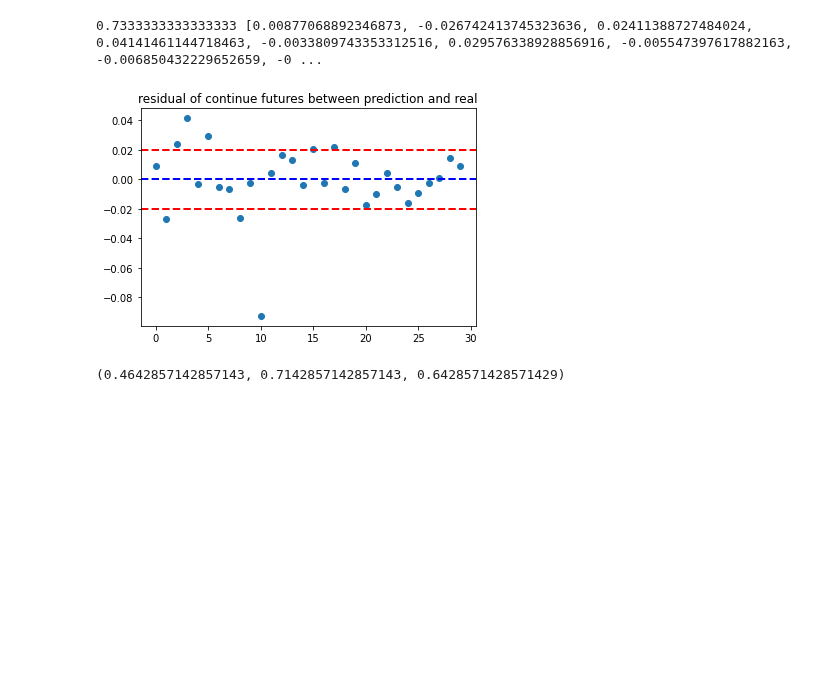
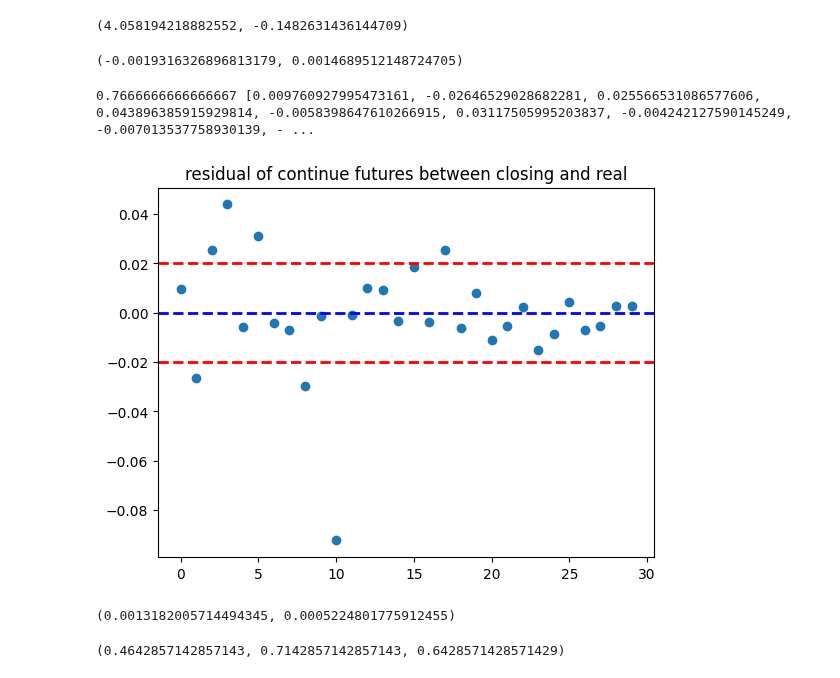
Before and after one commit to manqingfu/futures, a Jupyter notebook: check_predict.ipynb, the cells around one changed output. Saved outputs shown, nothing was run; the diff lists cells and outputs as text; code cells hidden in the pictures; blank space fills up the shorter version.

```diff
--- a/check_predict.ipynb
+++ b/check_predict.ipynb
@@ -19,0 +68,5 @@ act_closing=data['act_closing'].values.tolist()
+# %%
+ratio=[]
+for i in range(1,len(data)):
+    ratio.append(abs(data.iloc[i]['con_settlement']-data.iloc[i-1]['con_settlement'])/data.iloc[i-1]['con_settlement'])
+np.mean(ratio)+np.var(ratio),np.mean(ratio)-np.var(ratio)
@@ -27,7 +82,7 @@ count1=0
 count2=0
 count3=0
 count4=0
-for i in range(2,30):
+for i in range(2,62):
     if (con_p[i]-con[i-1])*(con[i]-con[i-1])>0:
         count+=1
     if (con_p[i]-con[i-1])*(con[i-1]-con[i-2])>0:
@@ -38,5 +93,5 @@ for i in range(2,30):
         count3+=1
     if (con[i]-con[i-1])*(con_closing[i-1]-con_closing[i-2])>0:
         count4+=1
-count/28,count1/28,count2/28,count3/28,count4/28
+count/60,count1/60,count2/60,count3/60,count4/60
 # %% [output]
@@ -65,0 +120,17 @@ plt.show()
+# %%
+ratio=[]
+count=0
+for i in range(2,len(con)):
+    ratio.append((con_p[i]-con[i])*100/con[i])
+    if abs((con[i]-con_p[i])/con[i])<=0.02:
+        count+=1
+print(count/60,ratio)
+plt.scatter(range(60),ratio)
+plt.axhline(y=2, c="r", ls="--", lw=2)
+plt.axhline(y=-2, c="r", ls="--", lw=2)
+plt.axhline(y=0, c="b", ls="--", lw=2)
+plt.ylabel("%")
+plt.xlabel("days")
+plt.title("residual of continue futures between prediction and real")
+# plt.legend()
+plt.show()
@@ -66,21 +140,39 @@ plt.show()
+# %%
+np.var(ratio),np.mean(ratio)
+# %% [output]
+(4.058194218882552, -0.1482631436144709)
+# %%
+diff=[]
+for i in range(30):
+    diff.append((con[i]-con_p[i-1])/con[i])
+np.mean(diff),np.var(diff)
+# %% [output]
+(-0.0019316326896813179, 0.0014689512148724705)
 # %%
 ratio=[]
 count=0
-for i in range(len(con)):
-    ratio.append((con_p[i]-con[i])/con[i])
-    if abs((con[i]-con_p[i])/con[i])<=0.02:
+for i in range(1,len(con)):
+    ratio.append((con_closing[i-1]-con[i])/con[i])
+    if abs((con_closing[i-1]-con[i])/con[i])<=0.02:
         count+=1
 print(count/30,ratio)
 plt.scatter(range(30),ratio)
 plt.axhline(y=0.02, c="r", ls="--", lw=2)
 plt.axhline(y=-0.02, c="r", ls="--", lw=2)
 plt.axhline(y=0, c="b", ls="--", lw=2)
-plt.title("residual of continue futures between prediction and real")
+plt.title("residual of continue futures between closing and real")
 # plt.legend()
 plt.show()
 # %% [output]
-0.7333333333333333 [0.00877068892346873, -0.026742413745323636, 0.02411388727484024, 0.04141461144718463, -0.0033809743353312516, 0.029576338928856916, -0.005547397617882163, -0.006850432229652659, -0 ...
+0.7666666666666667 [0.009760927995473161, -0.02646529028682281, 0.025566531086577606, 0.043896385915929814, -0.0058398647610266915, 0.03117505995203837, -0.004242127590145249, -0.007013537758930139, - ...
-[figure, old version]
+[figure, new version]
+# %%
+diff=[]
+for i in range(1,31):
+    diff.append((con[i]-con_closing[i-1])/con[i])
+np.mean(diff),np.var(diff)
+# %% [output]
+(0.0013182005714494345, 0.0005224801775912455)
 # %%
 count=0
 count1=0
```
Also changed, not shown: parts of 15 cells of this notebook, 10 other files.
